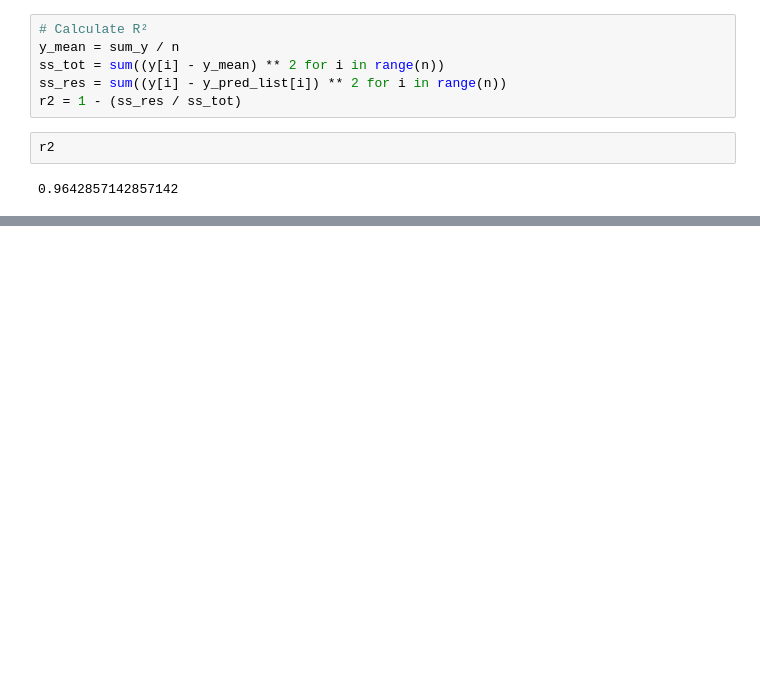
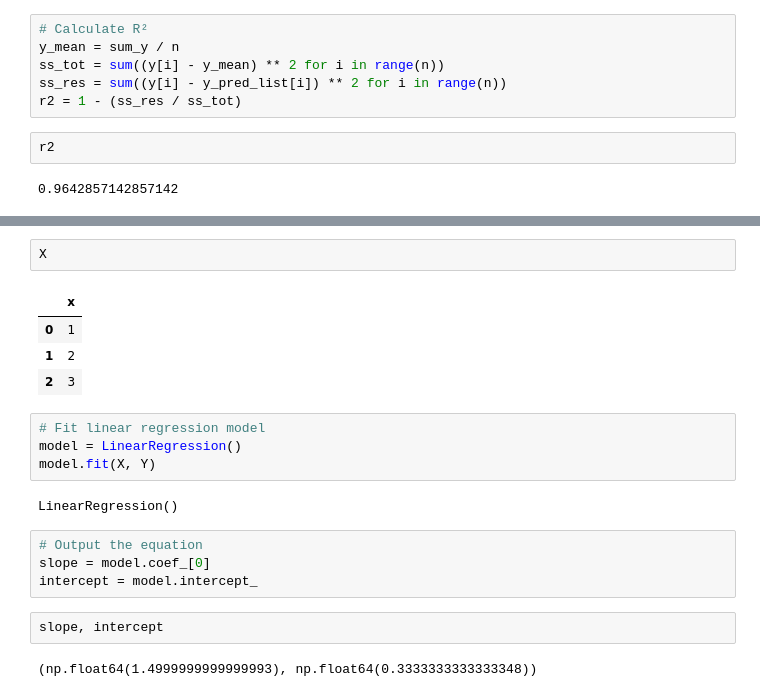
Before and after one commit to arshadziban/ML-Algo, a Jupyter notebook: Version_02/Supervised Learning/Regression/Linear Regression/linear_regression.ipynb, the cells around one changed output, grey strips where cells are left out. Drawn from its saved outputs; the diff is of its cells as text; blank space fills up the shorter version.

```diff
--- a/Version_02/Supervised Learning/Regression/Linear Regression/linear_regression.ipynb
+++ b/Version_02/Supervised Learning/Regression/Linear Regression/linear_regression.ipynb
@@ -96,0 +501,21 @@ r2
+# %%
+X
+# %% [output]
+|  | x |
+| 0 | 1 |
+| 1 | 2 |
+| 2 | 3 |
+# %%
+# Fit linear regression model
+model = LinearRegression()
+model.fit(X, Y)
+# %% [output]
+LinearRegression()
+# %%
+# Output the equation
+slope = model.coef_[0]
+intercept = model.intercept_
+# %%
+slope, intercept
+# %% [output]
+(np.float64(1.4999999999999993), np.float64(0.3333333333333348))
```
Also changed, not shown: parts of 23 cells of this notebook, 2 other files.
